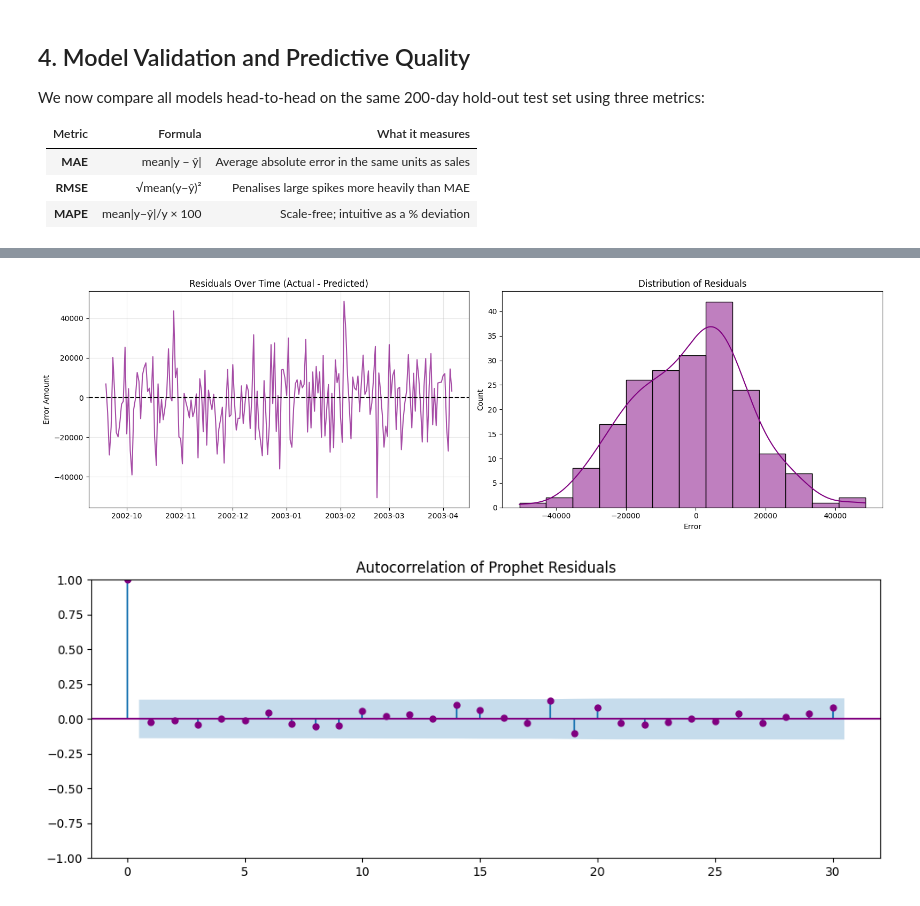
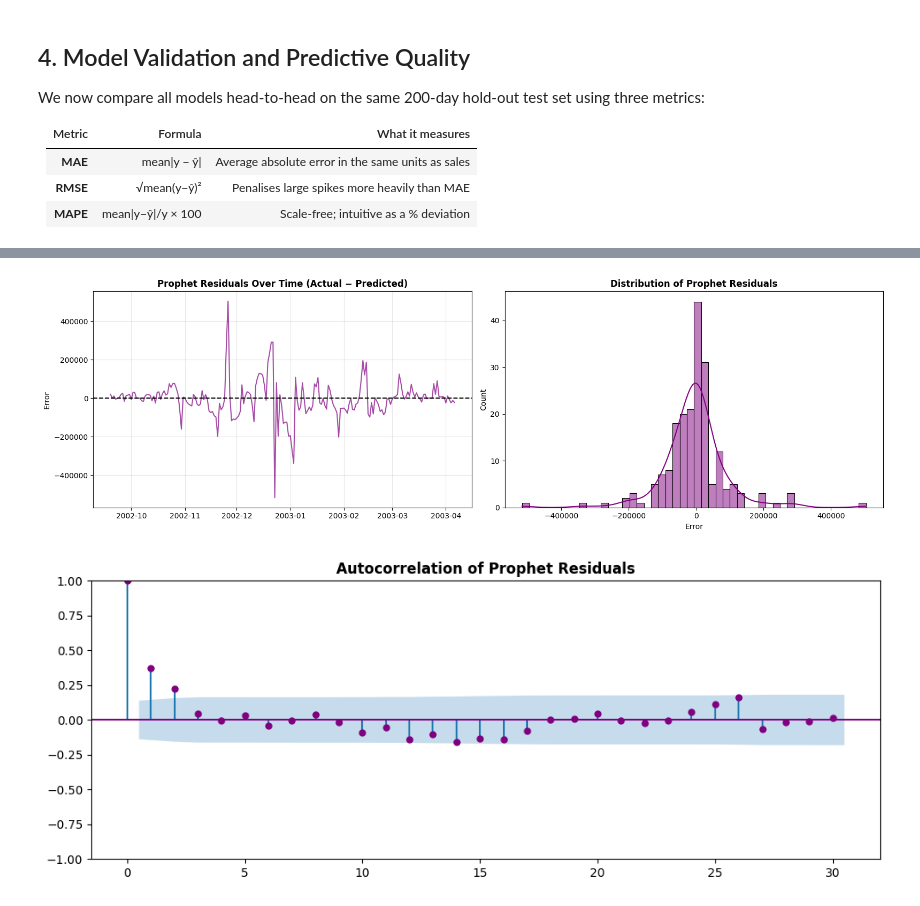
Before and after one commit to joaquinorradre/Time_Series_Assesment1, a Jupyter notebook: Assessment2.ipynb, the cells around one changed output, grey strips where cells are left out. Cells and saved outputs as stored; diff of their text form; code cells hidden in the pictures.

```diff
--- a/Assessment2.ipynb
+++ b/Assessment2.ipynb
@@ -1071,46 +1113,32 @@ This improvement validates the decision to incorporate holiday lead-in features
 # %%
-import pandas as pd
-import numpy as np
-import matplotlib.pyplot as plt
 import seaborn as sns
-from prophet import Prophet
-from sklearn.metrics import mean_absolute_error
 from statsmodels.graphics.tsaplots import plot_acf
 
-# 1. Create dummy data to simulate the user's result for visualization
-# 200 days of test data
-dates = pd.date_range('2002-09-19', periods=200, freq='D')
-actuals = 200000 + 50000 * np.sin(np.arange(200) * (2 * np.pi / 7)) + np.random.normal(0, 30000, 200)
-# Add a holiday spike in December
-actuals[70:80] += 400000
-preds = actuals + np.random.normal(0, 15000, 200) # Simulating Prophet's good fit
+# ── Prophet residuals ────────────────────────────────────────────────────
+residuals_series = y_test - pred_prophet
 
-residuals = actuals - preds
-
-# 2. Residual Plots
+# ── 1. Residuals over time + Distribution ────────────────────────────────────
 fig, (ax1, ax2) = plt.subplots(1, 2, figsize=(16, 5))
 
-# Residuals over time
-ax1.plot(dates, residuals, color='purple', alpha=0.7)
+ax1.plot(residuals_series, color='purple', alpha=0.7)
 ax1.axhline(0, color='black', linestyle='--')
-ax1.set_title('Residuals Over Time (Actual - Predicted)')
-ax1.set_ylabel('Error Amount')
+ax1.set_title('Prophet Residuals Over Time (Actual − Predicted)', fontweight='bold')
+ax1.set_ylabel('Error')
 ax1.grid(True, alpha=0.3)
 
-# Distribution of errors
-sns.histplot(residuals, kde=True, ax=ax2, color='purple')
-ax2.set_title('Distribution of Residuals')
+sns.histplot(residuals_series, kde=True, ax=ax2, color='purple')
+ax2.set_title('Distribution of Prophet Residuals', fontweight='bold')
 ax2.set_xlabel('Error')
 
 plt.tight_layout()
-plt.savefig('prophet_residuals.png')
+plt.show()
 
-# 3. ACF Plot simulation
-fig_acf, ax_acf = plt.subplots(figsize=(10, 4))
-plot_acf(residuals, lags=30, ax=ax_acf, color='purple')
-ax_acf.set_title('Autocorrelation of Prophet Residuals')
+# ── 2. ACF of residuals ───────────────────────────────────────────────────────
+fig, ax = plt.subplots(figsize=(10, 4))
+plot_acf(residuals_series, lags=30, ax=ax, color='purple')
+ax.set_title('Autocorrelation of Prophet Residuals', fontweight='bold')
 plt.tight_layout()
-plt.savefig('prophet_acf.png')
+plt.show()
 # %% [output]
-[figure, old version]
+[figure, new version]
-[figure, old version]
+[figure, new version]
```
Also changed, not shown: parts of 44 cells of this notebook.
